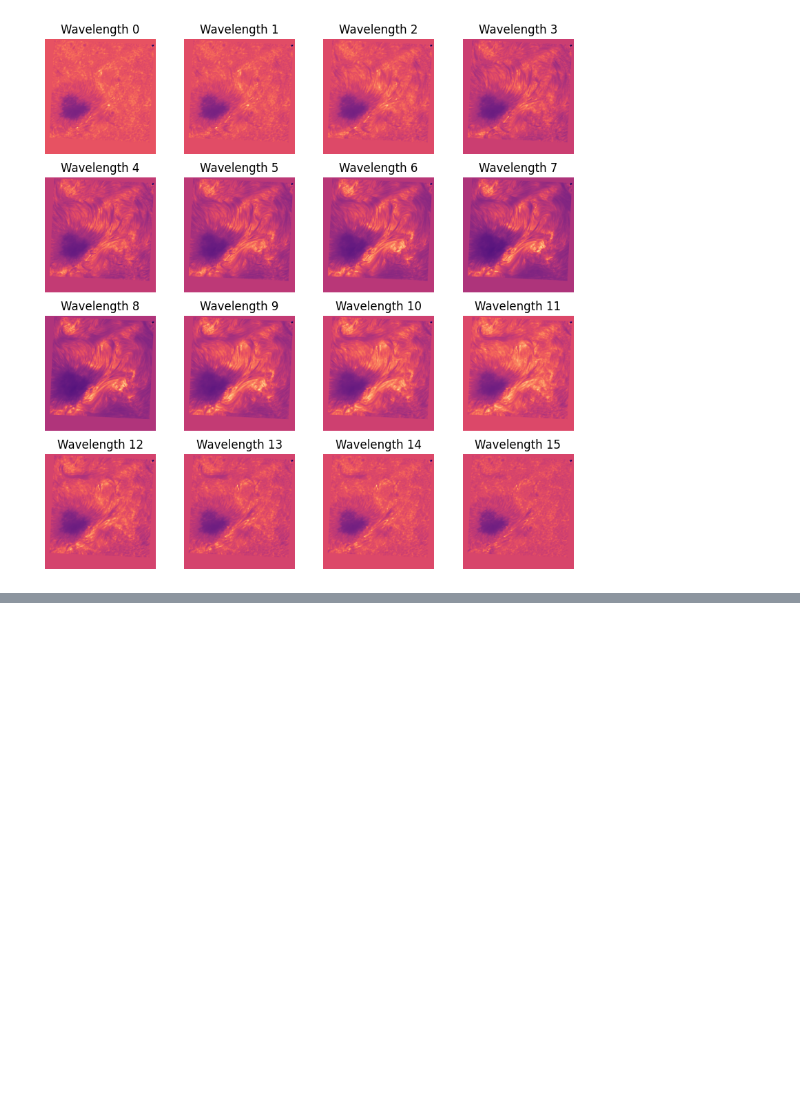
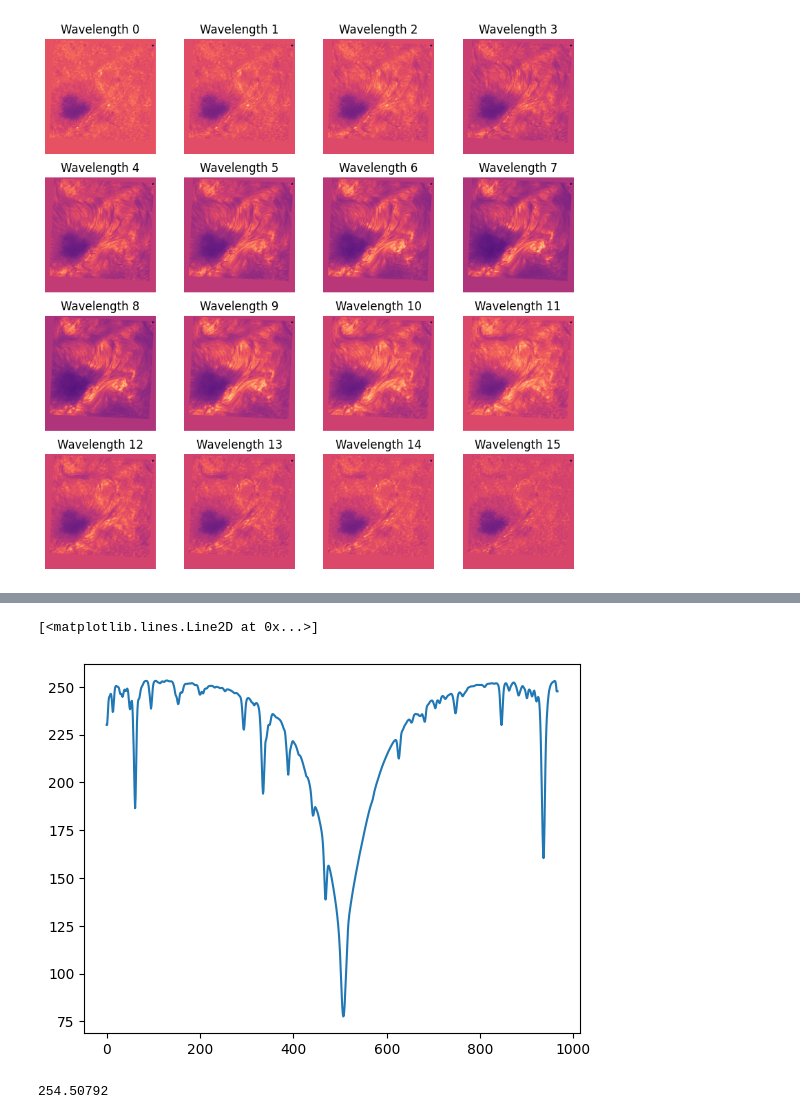
Before and after one commit to ivanzmilic/espd_2026_spectral_lines, a Jupyter notebook: explore_sst.ipynb, the cells around one changed output, grey strips where cells are left out. Cells and saved outputs as stored; diff of their text form; code cells hidden in the pictures; blank space fills up the shorter version.

```diff
--- a/explore_sst.ipynb
+++ b/explore_sst.ipynb
@@ -58,0 +85,12 @@ kek.writeto('sp3d_25012017_corrected_mini.fits', overwrite=True)
+# %%
+mean_spectrum = np.mean(sst_trippel_1_data, axis=(0,1))
+# %%
+plt.plot(mean_spectrum[0,:], label='Stokes I')
+# %% [output]
+[<matplotlib.lines.Line2D at 0x...>]
+[figure, added]
+# %%
+I_qs = np.mean(sst_trippel_1_data[:200,:,0,790:810])
+print (I_qs )
+# %% [output]
+254.50792
```
Also changed, not shown: parts of 28 cells of this notebook, 2 other files.
